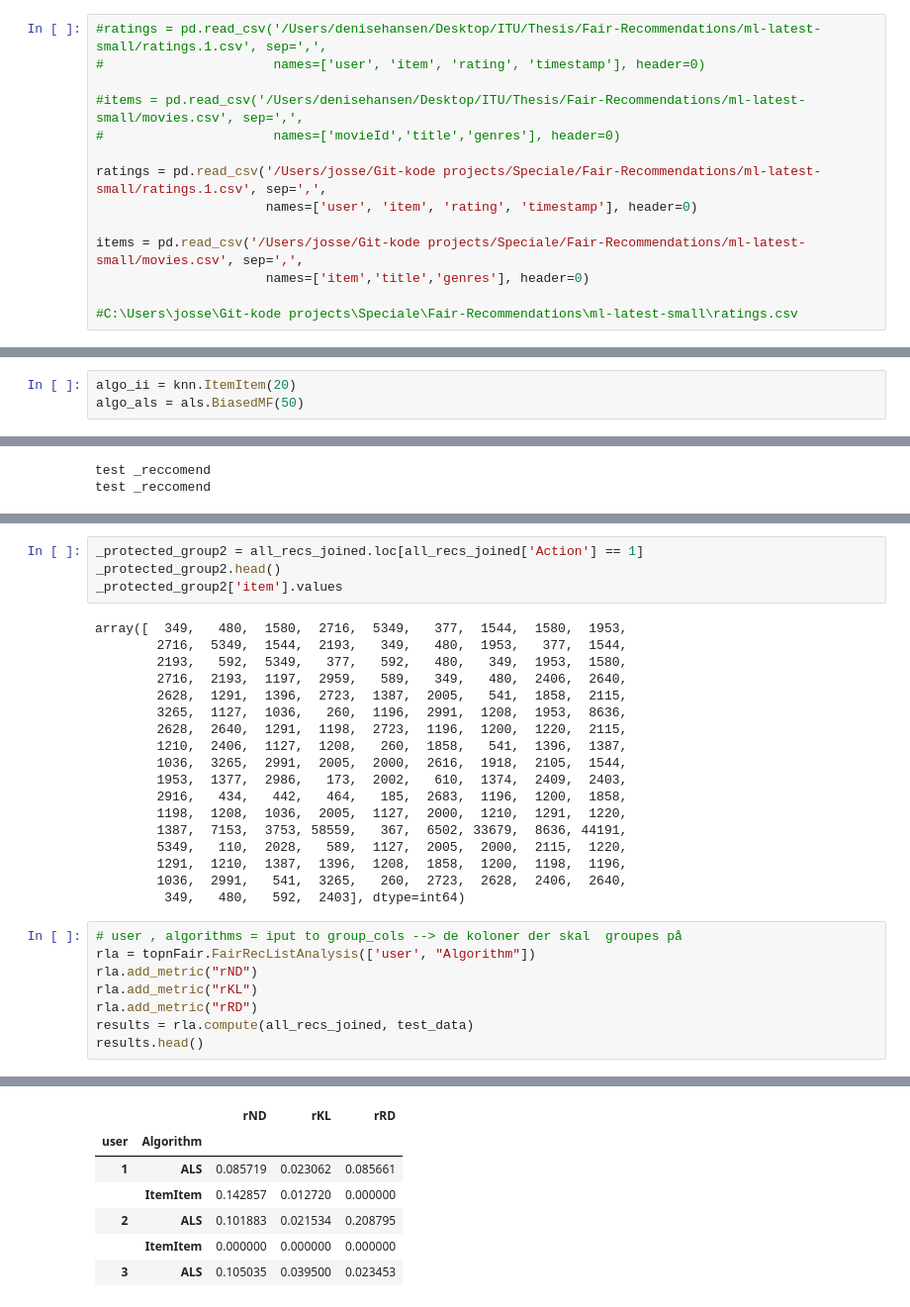
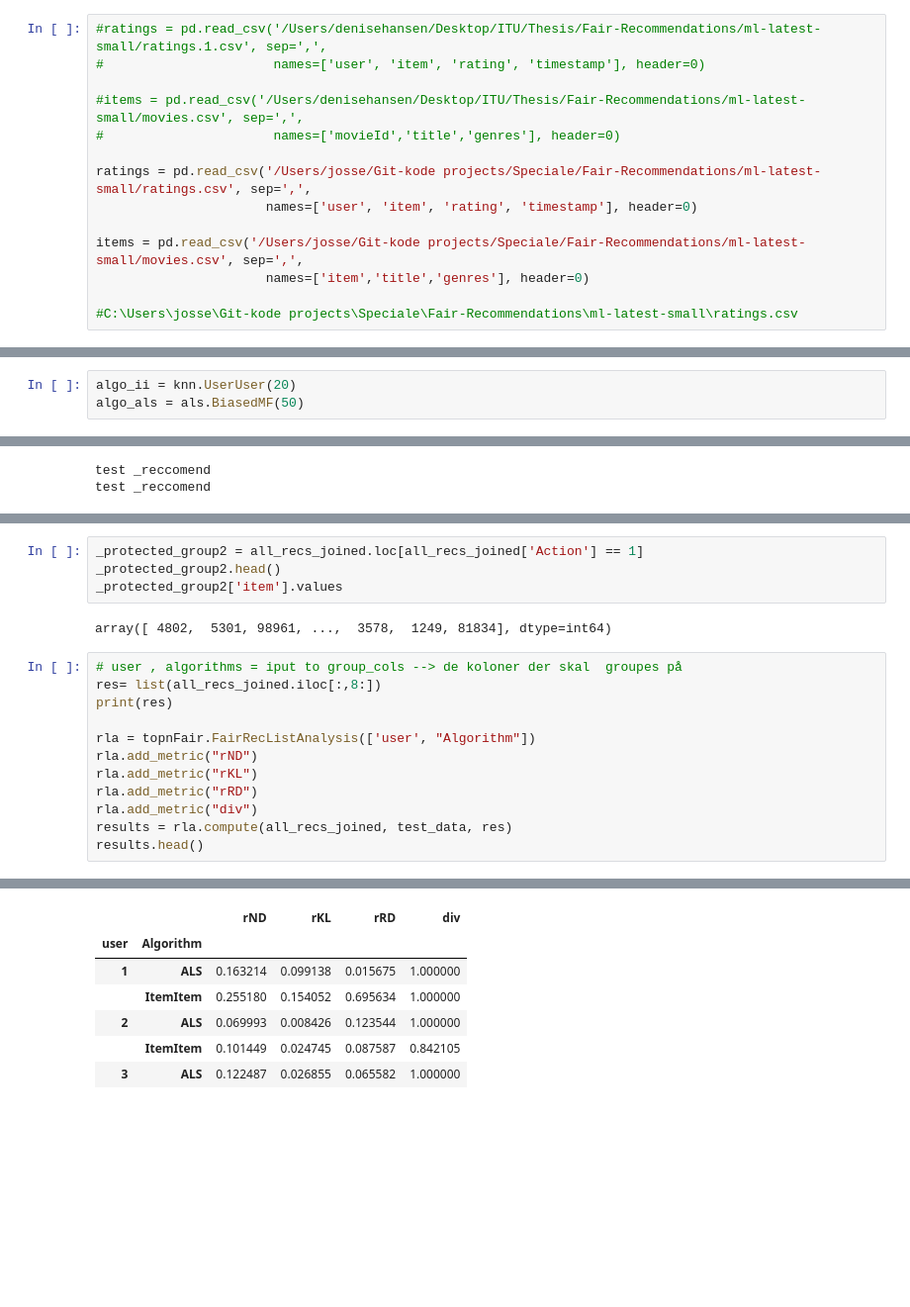
Before and after one commit to DeniseWarncke/Fair-Recommendations, a Jupyter notebook: Read_dummy.ipynb, the cells around one changed output, grey strips where cells are left out. Shown at 99% size. Cells and saved outputs as stored; diff of their text form; blank space fills up the shorter version.

```diff
--- a/Read_dummy.ipynb
+++ b/Read_dummy.ipynb
@@ -15,7 +15,7 @@ import pandas as pd
 #items = pd.read_csv('/Users/denisehansen/Desktop/ITU/Thesis/Fair-Recommendations/ml-latest-small/movies.csv', sep=',',
 #                      names=['movieId','title','genres'], header=0)
 
-ratings = pd.read_csv('/Users/josse/Git-kode projects/Speciale/Fair-Recommendations/ml-latest-small/ratings.1.csv', sep=',',
+ratings = pd.read_csv('/Users/josse/Git-kode projects/Speciale/Fair-Recommendations/ml-latest-small/ratings.csv', sep=',',
                       names=['user', 'item', 'rating', 'timestamp'], header=0)
 
 items = pd.read_csv('/Users/josse/Git-kode projects/Speciale/Fair-Recommendations/ml-latest-small/movies.csv', sep=',',
@@ -36,7 +36,7 @@ items_dummy.head()
 | 4 | 5 | Father of the Bride Part II (1995) | Comedy | 0 | 0 | 0 | 0 | 0 | 1 | ... |
 5 rows × 23 columns
 # %%
-algo_ii = knn.ItemItem(20)
+algo_ii = knn.UserUser(20)
 algo_als = als.BiasedMF(50)
 # %%
 def eval(aname, algo, train, test):
@@ -88,29 +86,17 @@ _protected_group2 = all_recs_joined.loc[all_recs_joined['Action'] == 1]
 _protected_group2.head()
 _protected_group2['item'].values
 # %% [output]
-array([  349,   480,  1580,  2716,  5349,   377,  1544,  1580,  1953,
-        2716,  5349,  1544,  2193,   349,   480,  1953,   377,  1544,
-        2193,   592,  5349,   377,   592,   480,   349,  1953,  1580,
-        2716,  2193,  1197,  2959,   589,   349,   480,  2406,  2640,
-        2628,  1291,  1396,  2723,  1387,  2005,   541,  1858,  2115,
-        3265,  1127,  1036,   260,  1196,  2991,  1208,  1953,  8636,
-        2628,  2640,  1291,  1198,  2723,  1196,  1200,  1220,  2115,
-        1210,  2406,  1127,  1208,   260,  1858,   541,  1396,  1387,
-        1036,  3265,  2991,  2005,  2000,  2616,  1918,  2105,  1544,
-        1953,  1377,  2986,   173,  2002,   610,  1374,  2409,  2403,
-        2916,   434,   442,   464,   185,  2683,  1196,  1200,  1858,
-        1198,  1208,  1036,  2005,  1127,  2000,  1210,  1291,  1220,
-        1387,  7153,  3753, 58559,   367,  6502, 33679,  8636, 44191,
-        5349,   110,  2028,   589,  1127,  2005,  2000,  2115,  1220,
-        1291,  1210,  1387,  1396,  1208,  1858,  1200,  1198,  1196,
-        1036,  2991,   541,  3265,   260,  2723,  2628,  2406,  2640,
-         349,   480,   592,  2403], dtype=int64)
+array([ 4802,  5301, 98961, ...,  3578,  1249, 81834], dtype=int64)
 # %%
 # user , algorithms = iput to group_cols --> de koloner der skal  groupes på
+res= list(all_recs_joined.iloc[:,8:])
+print(res)
+
 rla = topnFair.FairRecListAnalysis(['user', "Algorithm"])
 rla.add_metric("rND")
 rla.add_metric("rKL")
 rla.add_metric("rRD")
-results = rla.compute(all_recs_joined, test_data)
+rla.add_metric("div")
+results = rla.compute(all_recs_joined, test_data, res)
 results.head()
 # %% [output]
@@ -134,10 +120,10 @@ protectedgroup
-|  |  | rND | rKL | rRD |
-| user | Algorithm |  |  |  |
-| 1 | ALS | 0.085719 | 0.023062 | 0.085661 |
-|  | ItemItem | 0.142857 | 0.012720 | 0.000000 |
-| 2 | ALS | 0.101883 | 0.021534 | 0.208795 |
-|  | ItemItem | 0.000000 | 0.000000 | 0.000000 |
-| 3 | ALS | 0.105035 | 0.039500 | 0.023453 |
+|  |  | rND | rKL | rRD | div |
+| user | Algorithm |  |  |  |  |
+| 1 | ALS | 0.163214 | 0.099138 | 0.015675 | 1.000000 |
+|  | ItemItem | 0.255180 | 0.154052 | 0.695634 | 1.000000 |
+| 2 | ALS | 0.069993 | 0.008426 | 0.123544 | 1.000000 |
+|  | ItemItem | 0.101449 | 0.024745 | 0.087587 | 0.842105 |
+| 3 | ALS | 0.122487 | 0.026855 | 0.065582 | 1.000000 |
 # %%
 results.groupby('Algorithm').rND.mean()
 # %% [output]
```
Also changed, not shown: parts of 8 cells of this notebook, 3 other files.
